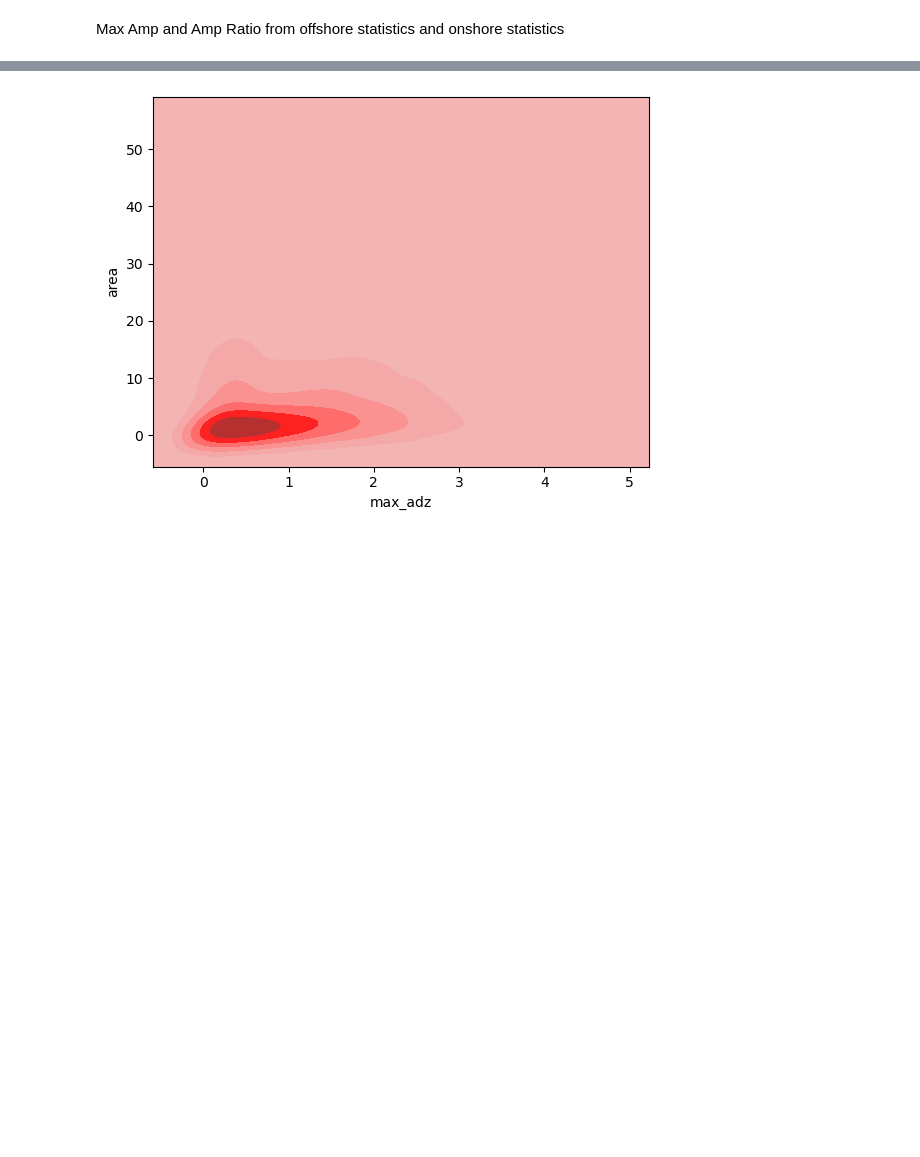
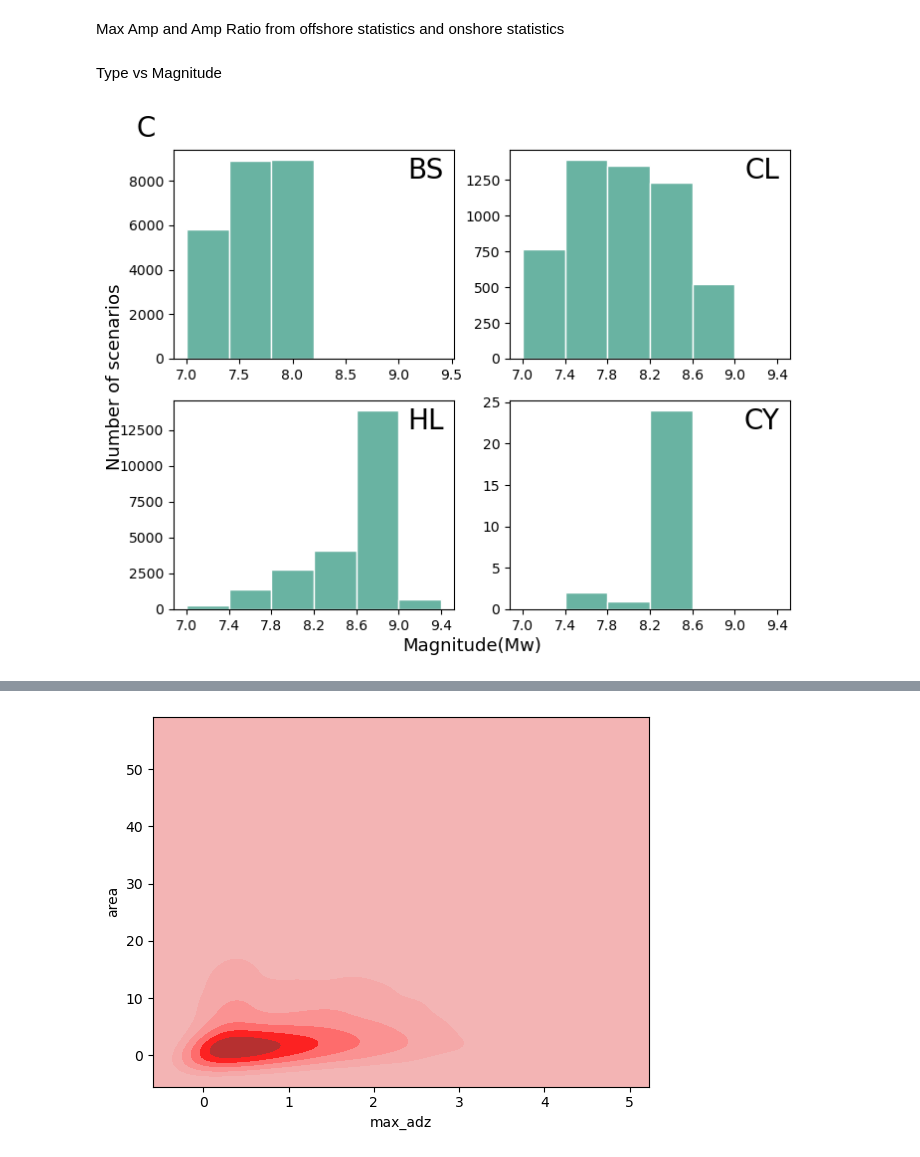
Before and after one commit to naveenragur/ML4SicilyTsunami, a Jupyter notebook: scripts/PaperIIPlots/plotFig_INGVdata.ipynb, the cells around one changed output, grey strips where cells are left out. Cells and saved outputs as stored; diff of their text form; code cells hidden in the pictures; blank space fills up the shorter version.

```diff
--- a/scripts/PaperIIPlots/plotFig_INGVdata.ipynb
+++ b/scripts/PaperIIPlots/plotFig_INGVdata.ipynb
@@ -77,3 +76,48 @@ df2['amp_ratio'] = df2['max_ht']/df2['max_amp']
 #filter events with max_adz < 0.1
 # df2 = df2[df2['max_adz'] < 0.1]
 # df2 = df2[df2['max_amp'] > 0.1]
+# %% [markdown]
+Type vs Magnitude
+# %%
+import matplotlib.pyplot as plt
+
+# Read earthquake events data from txt files
+data_BS = pd.read_csv('../../resources/processed/eve_BS.txt',sep='\t')
+data_PS = pd.read_csv('../../resources/processed/eve_PS_SourceRegion.txt',sep='\t')
+
+#plot historgram across source regions of the magnitude
+bins = np.arange( 7.0,  9.4, 0.4)
+fig, ax = plt.subplots(2,2,figsize=(8,6))
+
+#plot as subplots
+ax[0,0].hist(data_BS['Mag'], bins = bins, facecolor='#69b3a2', align='mid',edgecolor='white',)
+ax[0,1].hist(data_PS[data_PS['SR']=='CL']['Mag'], bins = bins, facecolor='#69b3a2', align='mid',edgecolor='white',)
+ax[1,0].hist(data_PS[data_PS['SR']=='HL']['Mag'], bins = bins, facecolor='#69b3a2', align='mid',edgecolor='white',)
+ax[1,1].hist(data_PS[data_PS['SR']=='CY']['Mag'], bins = bins, facecolor='#69b3a2', align='mid',edgecolor='white',)
+
+#set common xlabel and ticks
+ax[0,1].set_xticks(bins)
+ax[1,0].set_xticks(bins)
+ax[1,1].set_xticks(bins)
+ax[1,0].set_xticks(bins)
+
+#set labels
+ax[0,0].text(-0.1,1.1,'C',horizontalalignment='center',verticalalignment='center',transform=ax[0,0].transAxes,fontsize=20)
+# # ax[0,1].text(-0.1,1.1,'B',horizontalalignment='center',verticalalignment='center',transform=ax[0,1].transAxes,fontsize=20)
+# # ax[1,0].text(-0.1,1.1,'C',horizontalalignment='center',verticalalignment='center',transform=ax[1,0].transAxes,fontsize=20)
+# # ax[1,1].text(-0.1,1.1,'D',horizontalalignment='center',verticalalignment='center',transform=ax[1,1].transAxes,fontsize=20)
+
+#set labels
+ax[0,0].text(0.9,0.9,'BS',horizontalalignment='center',verticalalignment='center',transform=ax[0,0].transAxes,fontsize=20)
+ax[0,1].text(0.9,0.9,'CL',horizontalalignment='center',verticalalignment='center',transform=ax[0,1].transAxes,fontsize=20)
+ax[1,0].text(0.9,0.9,'HL',horizontalalignment='center',verticalalignment='center',transform=ax[1,0].transAxes,fontsize=20)
+ax[1,1].text(0.9,0.9,'CY',horizontalalignment='center',verticalalignment='center',transform=ax[1,1].transAxes,fontsize=20)
+
+#common x and y label
+fig.text(0.04, 0.5, 'Number of scenarios', va='center', rotation='vertical', fontsize = 13)
+fig.text(0.5, 0.04, 'Magnitude(Mw)', ha='center', fontsize = 13)
+
+#save figure
+plt.savefig('./plots/earthquake_mag.png', dpi=600, bbox_inches='tight')
+# %% [output]
+[figure, added]
```
Also changed, not shown: parts of 12 cells of this notebook, 20 other files.
